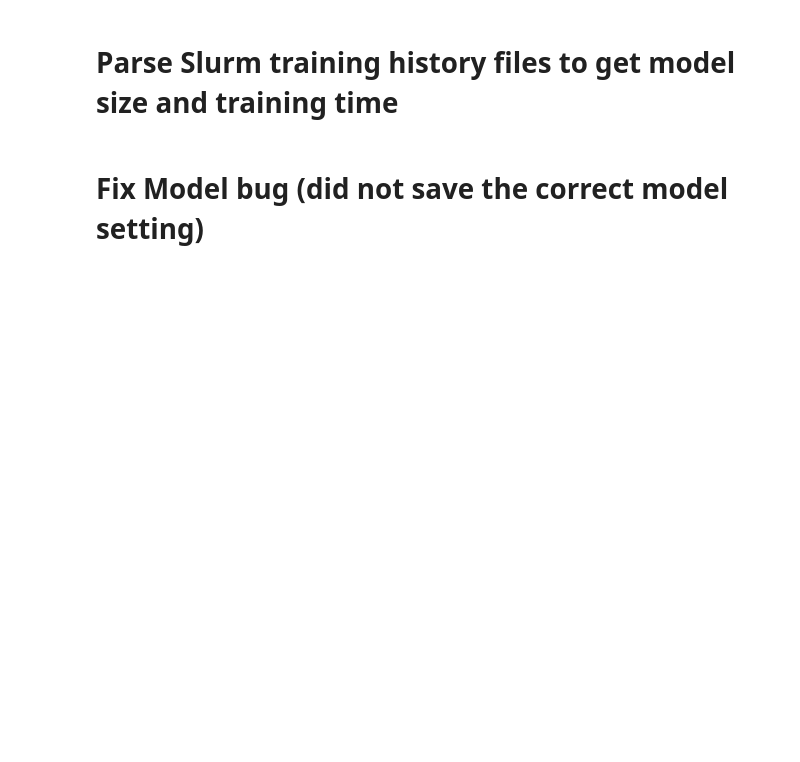
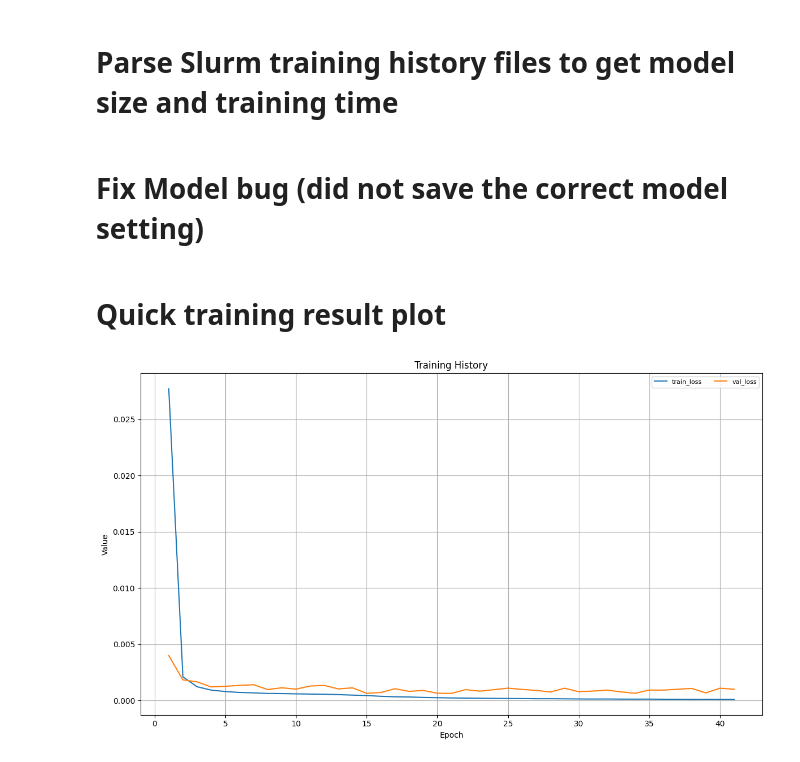
Before and after one commit to Andrew-XQY/fiber-image-reconstruction, a Jupyter notebook: evaluation/evaluation.ipynb, the cells around one changed output. Saved outputs shown, nothing was run; the diff lists cells and outputs as text; code cells hidden in the pictures; blank space fills up the shorter version.

```diff
--- a/evaluation/evaluation.ipynb
+++ b/evaluation/evaluation.ipynb
@@ -346,3 +346,37 @@ ckpt['config'] = model_config
 # Save back to the same location
 torch.save(ckpt, model_path)
 print(f"✅ Updated checkpoint saved to: {model_path}")
+# %% [markdown]
+# Quick training result plot
+# %%
+import json
+import matplotlib.pyplot as plt
+
+json_path = r"C:\Users\qiyuanxu\Desktop\Scope 1\CAE_validate_clear-20260227105256\history.json"
+
+with open(json_path, "r") as f:
+    history = json.load(f)
+
+keys_to_plot = [
+    "train_loss",
+    "val_loss",
+    # "val_overall_mae",
+    # "val_overall_mse",
+    # "val_overall_rmse",
+]
+
+epochs = range(1, len(history["train_loss"]) + 1)
+
+plt.figure(figsize=(12, 7))
+for key in keys_to_plot:
+    plt.plot(epochs, history[key], label=key)
+
+plt.xlabel("Epoch")
+plt.ylabel("Value")
+plt.title("Training History")
+plt.legend(fontsize=8, ncol=2)
+plt.grid(True)
+plt.tight_layout()
+plt.show()
+# %% [output]
+[figure, added]
```
Also changed, not shown: 3 other files.
